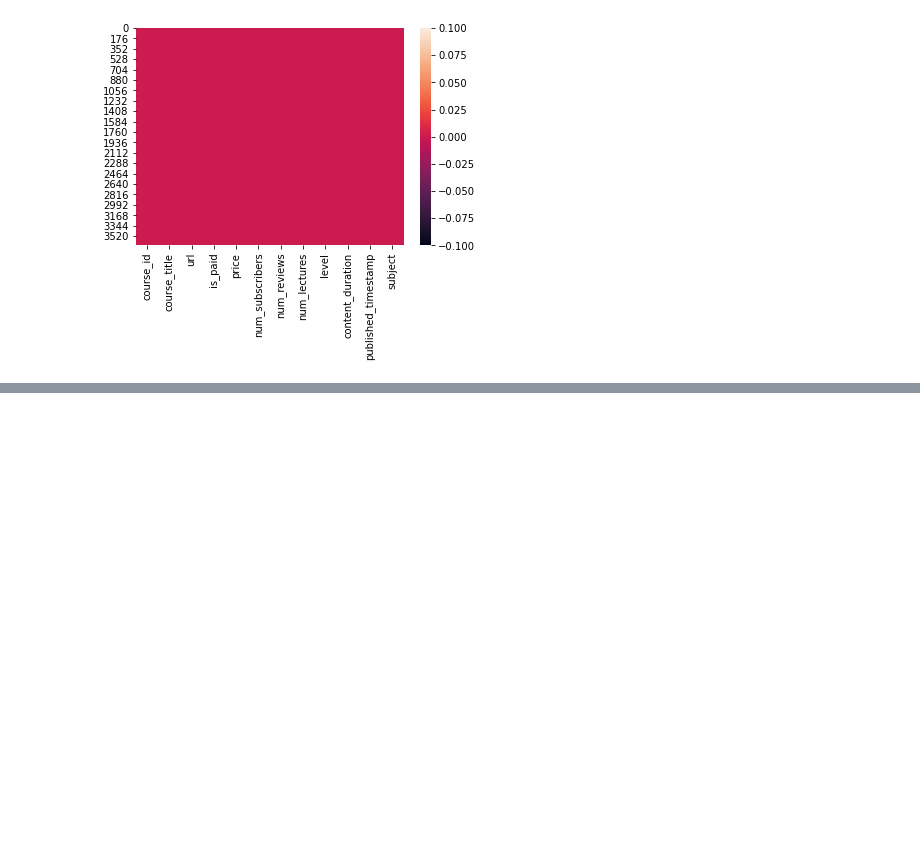
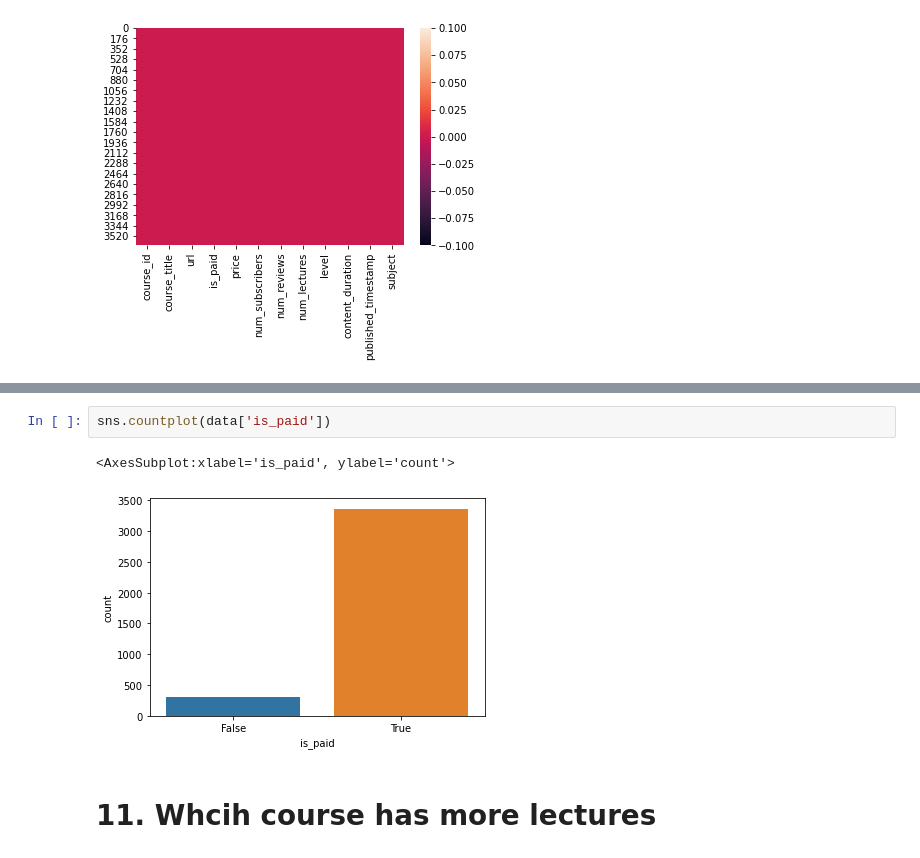
Before and after one commit to AkshayDev21/Data-Analysis-Projects, a Jupyter notebook: Udemy Course Dataset.ipynb, the cells around one changed output, grey strips where cells are left out. Cells and saved outputs as stored; diff of their text form; blank space fills up the shorter version.

```diff
--- a/Udemy Course Dataset.ipynb
+++ b/Udemy Course Dataset.ipynb
@@ -136,0 +210,7 @@ sns.heatmap(data.isnull())
+# %%
+sns.countplot(data['is_paid'])
+# %% [output]
+<AxesSubplot:xlabel='is_paid', ylabel='count'>
+[figure, added]
+# %% [markdown]
+# 11. Whcih course has more lectures
```
Also changed, not shown: parts of 45 cells of this notebook.
